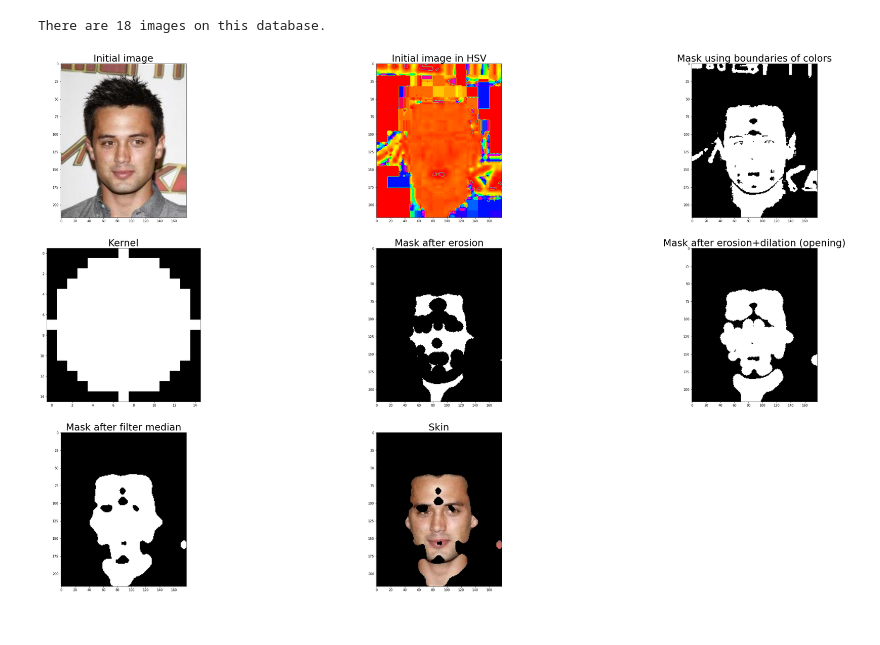
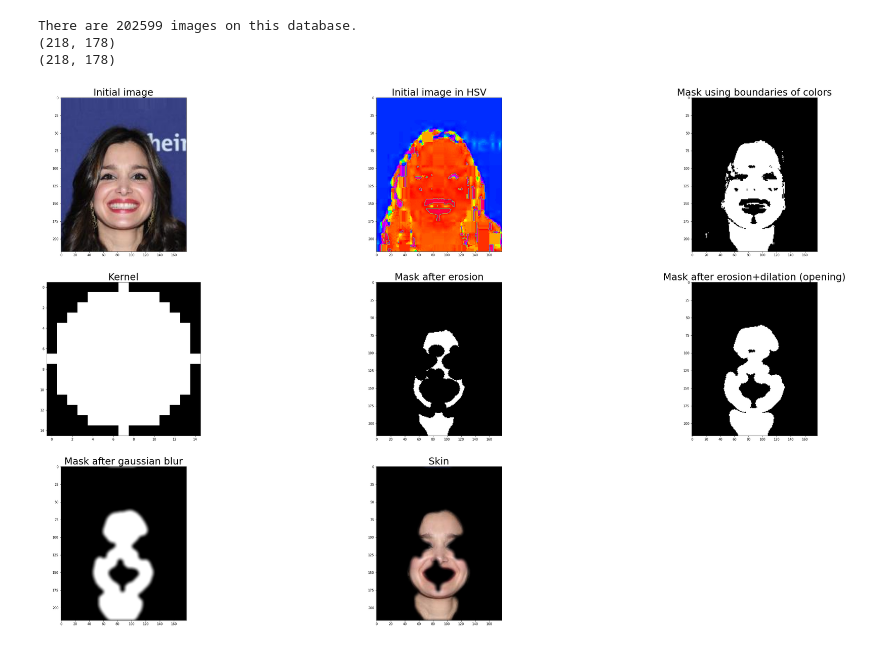
Before and after one commit to miniTalDev/skin-detection-in-face-images, a Jupyter notebook: skin-detection.ipynb, the cells around one changed output. Saved outputs shown, nothing was run; the diff lists cells and outputs as text; code cells hidden in the pictures.

Commit message:
adds gaussian blur

```diff
--- a/skin-detection.ipynb
+++ b/skin-detection.ipynb
@@ -150,6 +151,35 @@ def filter_median(src: np.ndarray, filter_size: int) -> np.ndarray:
             dst[i - a][j - a] = sub_src[(filter_size*filter_size)//2]
 
     return dst
+# %%
+# gaussian blur
+
+def gaussian_filter(k, sigma):
+    arx = np.arange((-k // 2) + 1.0, (k // 2) + 1.0)
+    x, y = np.meshgrid(arx, arx)
+    f = np.exp(-(1/2) * (np.square(x) + np.square(y))/np.square(sigma))
+
+    return f / np.sum(f)
+
+
+def gaussian_blur(img):
+    f = img
+    h = gaussian_filter(7, 2.5)
+
+    pad_size_x = int(f.shape[0] // 2 - h.shape[0] // 2)
+    pad_size_y = int(f.shape[1] // 2 - h.shape[1] // 2)
+    h_padded = np.pad(h, ((pad_size_x, pad_size_x - 1), (pad_size_y, pad_size_y - 1)), 'constant', constant_values=(0))
+
+    print(f.shape)
+    print(h_padded.shape)
+
+    F = fftn(f)
+    H = fftn(h_padded)
+
+    G = np.multiply(F,H)
+    g = fftshift(ifftn(G).real)
+
+    return g
 # %%
 def mask_to_image(filtered_mask_image, input_image):
     output_image = np.zeros(input_image.shape, dtype=np.uint8)
@@ -160,34 +190,39 @@ def mask_to_image(filtered_mask_image, input_image):
 # %%
 def skin_detection():
     plt.subplots(figsize=(50,30))
     fontsize = 30
 
     images, df = read_celeba()
-    input_filename = "data_faces/img_align_celeba/" + images[2]
+    input_filename = "data_faces/img_align_celeba/" + images[3]
     input_image = io.imread(input_filename)
     plt.subplot(3, 3, 1); plt.imshow(input_image); plt.title('Initial image', fontdict={'fontsize': fontsize})
 
     hsv_image = rgb2hsv(input_image)
     plt.subplot(3, 3, 2); plt.imshow(hsv_image[:, :,0], cmap="hsv"); plt.title("Initial image in HSV", fontdict={'fontsize': fontsize})
 
     lower, upper = lower_upper_boundaries()
     mask_image = skin_mask(hsv_image, lower, upper)
     plt.subplot(3, 3, 3); plt.imshow(mask_image, cmap="gray"); plt.title('Mask using boundaries of colors', fontdict={'fontsize': fontsize})
 
     mask_image_opening, mask_image_erosion, kernel = opening(mask_image)
     plt.subplot(3, 3, 4); plt.imshow(kernel, cmap="gray"); plt.title("Kernel", fontdict={'fontsize': fontsize})
     plt.subplot(3, 3, 5); plt.imshow(mask_image_erosion, cmap="gray"); plt.title("Mask after erosion", fontdict={'fontsize': fontsize})
     plt.subplot(3, 3, 6); plt.imshow(mask_image_opening, cmap="gray"); plt.title("Mask after erosion+dilation (opening)", fontdict={'fontsize': fontsize})
 
     filtered_mask_image = filter_median(mask_image_opening, 9)
     plt.subplot(3, 3, 7); plt.imshow(filtered_mask_image, cmap="gray"); plt.title("Mask after filter median", fontdict={'fontsize': fontsize})
 
-    skin = mask_to_image(filtered_mask_image, input_image)
+    blurred_mask = gaussian_blur(filtered_mask_image)
+    plt.subplot(3, 3, 7); plt.imshow(blurred_mask, cmap="gray"); plt.title("Mask after gaussian blur", fontdict={'fontsize': fontsize})
+
+    skin = mask_to_image(blurred_mask, input_image)
     plt.subplot(3, 3, 8); plt.imshow(skin, cmap="gray"); plt.title("Skin", fontdict={'fontsize': fontsize})
 
     return skin
 
 skin = skin_detection()
 # %% [output]
-There are 18 images on this database.
+There are 202599 images on this database.
+(218, 178)
+(218, 178)
-[figure, old version]
+[figure, new version]
```
Also changed, not shown: parts of 1 cell of this notebook.
